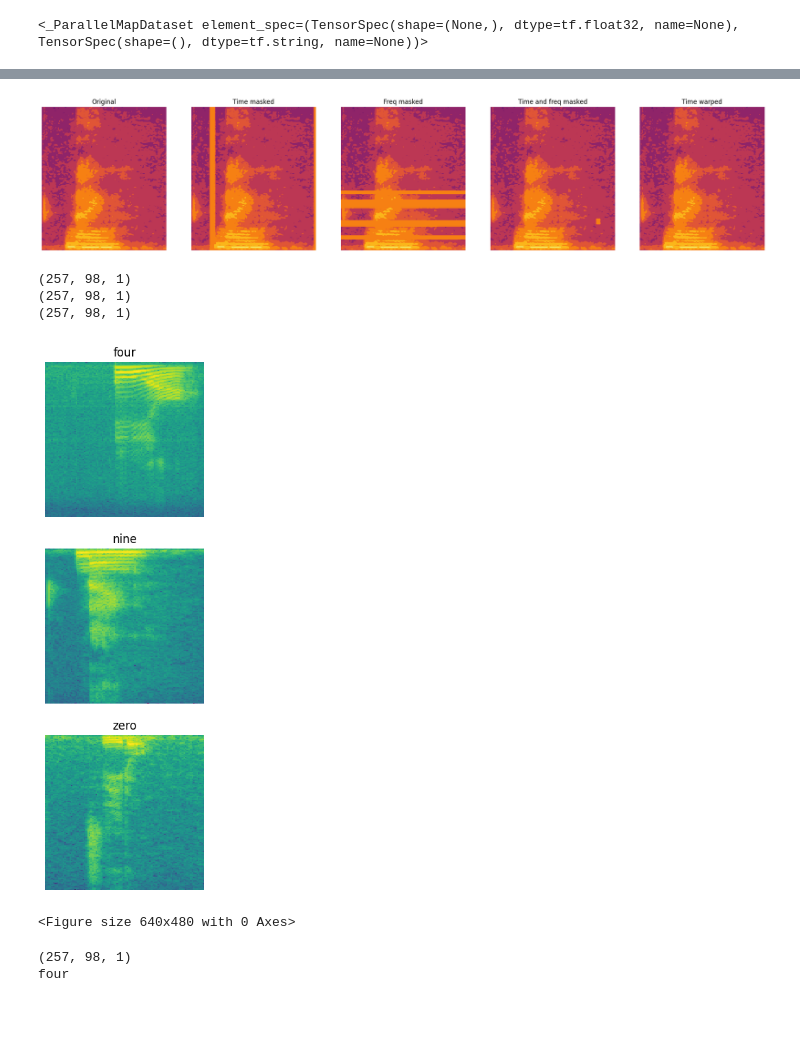
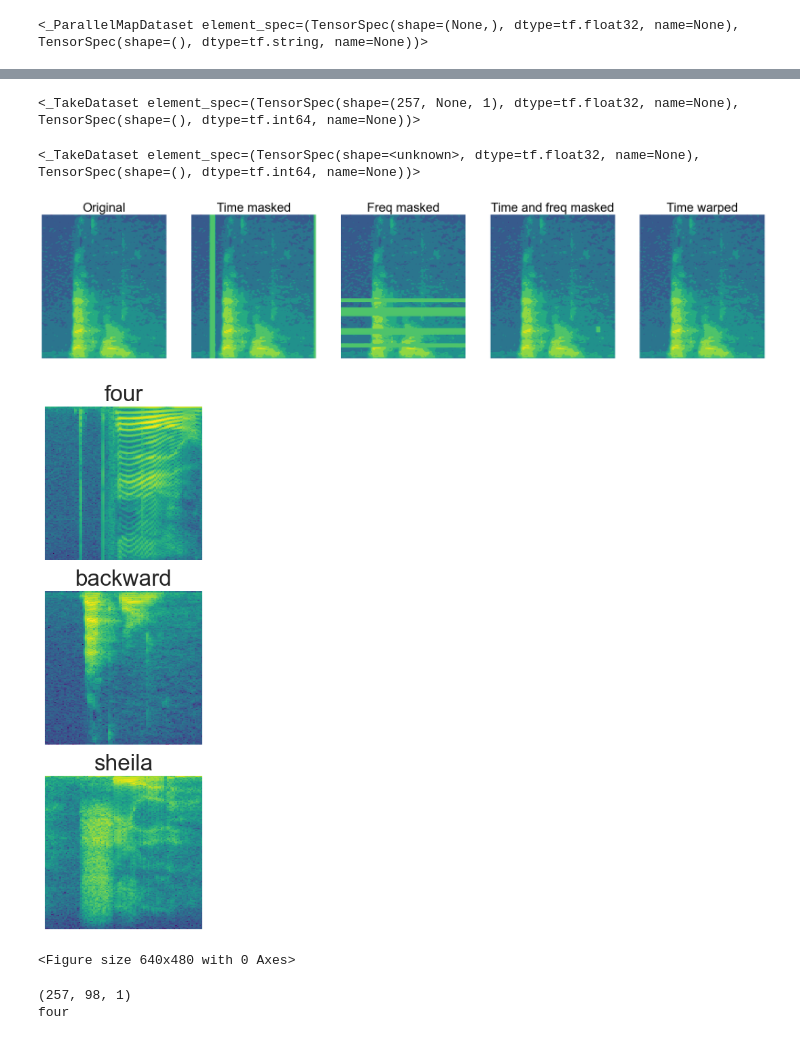
Before and after one commit to aidinattar/AudioKWS, a Jupyter notebook: examples.ipynb, the cells around one changed output, grey strips where cells are left out. Saved outputs shown, nothing was run; the diff lists cells and outputs as text; code cells hidden in the pictures; blank space fills up the shorter version.

Commit message:
augment

```diff
--- a/examples.ipynb
+++ b/examples.ipynb
@@ -171,13 +159,22 @@ time_freq_masked = spectrograms.map(
 time_warped = spectrograms.map(
     lambda spec, label: (time_warp(spec), label)
 )
+# %%
+spectrograms.skip(1).take(1)
+# %% [output]
+<_TakeDataset element_spec=(TensorSpec(shape=(257, None, 1), dtype=tf.float32, name=None), TensorSpec(shape=(), dtype=tf.int64, name=None))>
+# %%
+time_masked.skip(1).take(1)
+# %% [output]
+<_TakeDataset element_spec=(TensorSpec(shape=<unknown>, dtype=tf.float32, name=None), TensorSpec(shape=(), dtype=tf.int64, name=None))>
 # %%
 fig, ax = plt.subplots(1, 5, figsize=(25, 5))
-
+import seaborn as sns
+sns.set_theme(font_scale=2)
 for spec, label in spectrograms.skip(1).take(1):
     ax[0].contourf(
         spec.numpy()[:, :, 0],
-        cmap='inferno',
+        cmap='viridis',
         origin='lower'
     )
     ax[0].set_title('Original')
@@ -186,49 +183,48 @@ for spec, label in spectrograms.skip(1).take(1):
 for spec, label in time_masked.skip(1).take(1):
     ax[1].contourf(
         spec.numpy()[:, :, 0],
-        cmap='inferno',
+        cmap='viridis',
         origin='lower'
     )
     ax[1].set_title('Time masked')
     ax[1].axis('off')
 
 for spec, label in freq_masked.skip(1).take(1):
     ax[2].contourf(
         spec.numpy()[:, :, 0],
-        cmap='inferno',
+        cmap='viridis',
         origin='lower'
     )
     ax[2].set_title('Freq masked')
     ax[2].axis('off')
 
 for spec, label in time_freq_masked.skip(1).take(1):
     ax[3].contourf(
         spec.numpy()[:, :, 0],
-        cmap='inferno',
+        cmap='viridis',
         origin='lower'
     )
     ax[3].set_title('Time and freq masked')
     ax[3].axis('off')
 
 for spec, label in time_warped.skip(1).take(1):
     ax[4].contourf(
         spec.numpy()[:, :, 0],
-        cmap='inferno',
+        cmap='viridis',
         origin='lower'
     )
     ax[4].set_title('Time warped')
     ax[4].axis('off')
+
+fig.savefig('figures/augmentations.pdf', dpi=300, bbox_inches='tight')
 # %% [output]
-[figure, old version]
+[figure, new version]
 # %%
 visual = DataVisualizer(train_waveforms, time_warped, commands)
 visual.plot_spectrogram_example(rows=3, cols=1, figsize=(3,10), savefig=True, filename='spectrogram_example.pdf')
 # %% [output]
+[figure, new version]
-(257, 98, 1)
-(257, 98, 1)
-(257, 98, 1)
+<Figure size 640x480 with 0 Axes>
-[figure, old version]
-<Figure size 640x480 with 0 Axes>
 # %%
 for spectrogram, _ in spectrograms.take(1):
     print(spectrogram.numpy().shape)
```
Also changed, not shown: parts of 14 cells of this notebook, 9 other files.
